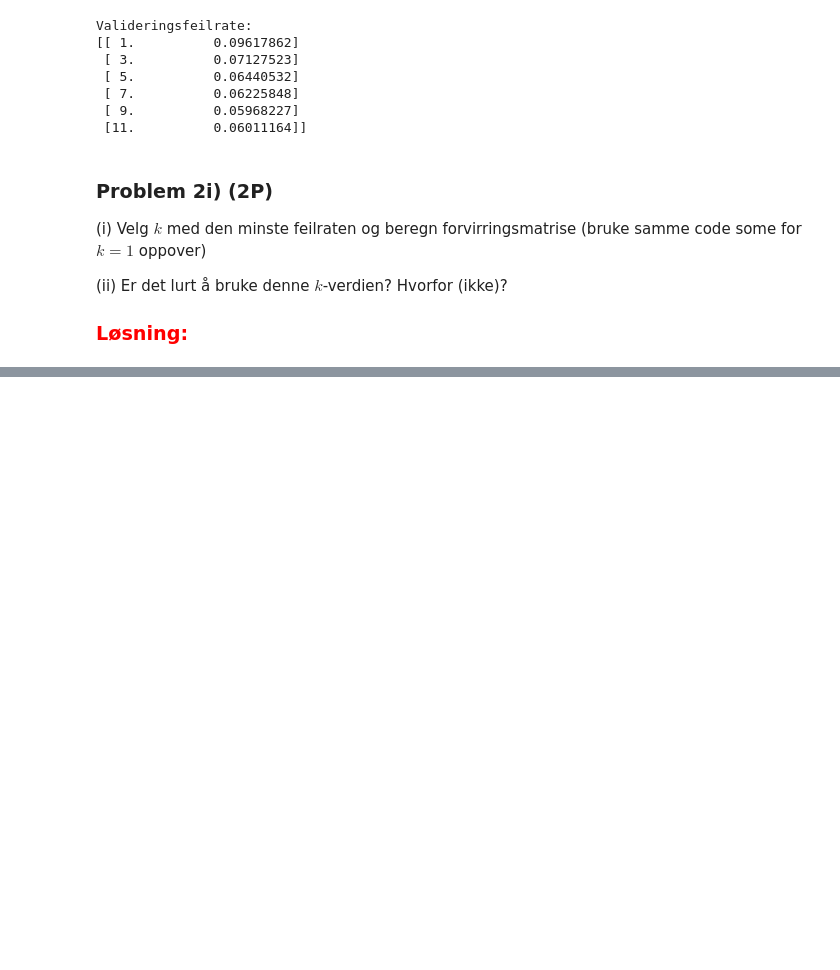
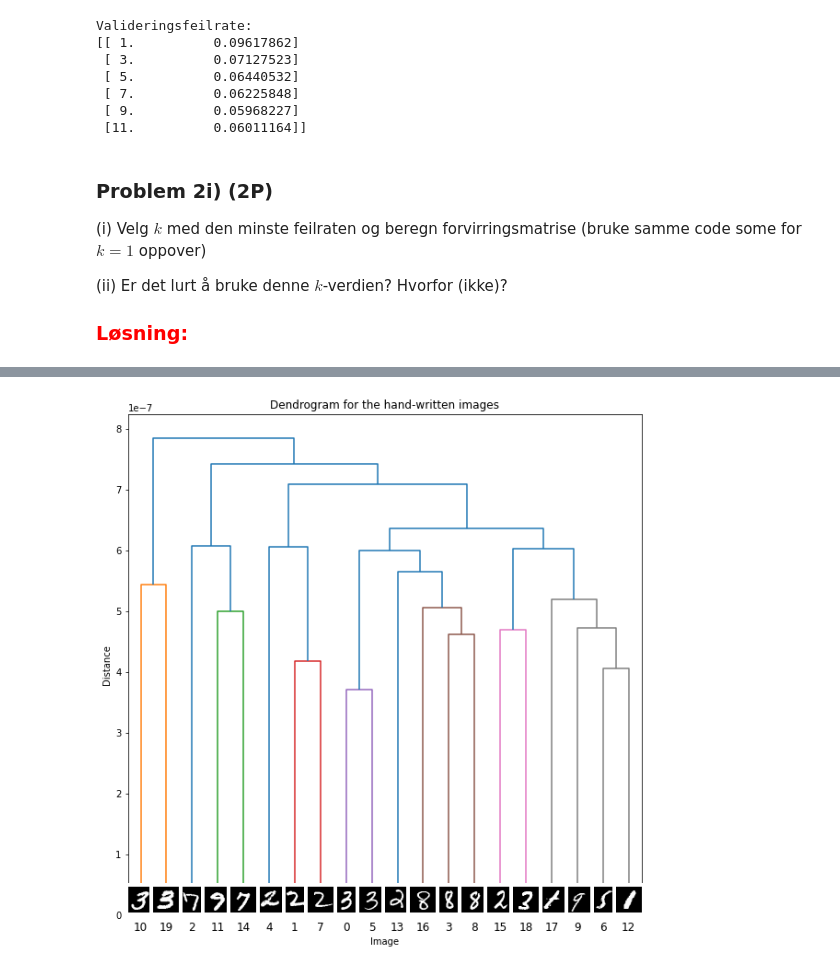
Before and after one commit to stefaniemuff/ISTx1003, a Jupyter notebook: Prosjekt2021/Prosjekt1003_2021.ipynb, the cells around one changed output, grey strips where cells are left out. Cells and saved outputs as stored; diff of their text form; code cells hidden in the pictures; blank space fills up the shorter version.

```diff
--- a/Prosjekt2021/Prosjekt1003_2021.ipynb
+++ b/Prosjekt2021/Prosjekt1003_2021.ipynb
@@ -731,0 +844,16 @@ Valideringsfeilrate:
+# %%
+# kodechunk kmeans
+
+antall_klynger = 10
+
+# Steg 2: Initaliser k-means algoritmen
+kmeans = KMeans(n_clusters = antall_klynger, random_state = 1)
+
+# Steg 3: Tilpass modellen
+kmeans.fit(images)
+
+
+#predclusters = kmeans.labels_
+
+# sentroidene (a)
+sentroider = kmeans.cluster_centers_
@@ -731,0 +891,41 @@ Valideringsfeilrate:
+# %%
+##Cluster
+
+n_image = 20
+
+sample = images.sample(n = n_image, random_state = 1)
+
+sampleimg = np.array(sample).reshape(sample.shape[0], 28,28)
+
+plt.figure(figsize=(10,10))
+ax = plt.subplot()
+
+# Bruk gjennomsnittskobling (method='average')
+link = linkage(y = sample, method = 'average', metric = 'euclidean')
+
+dendro = dendrogram(link)
+
+dcoord = np.array(dendro["dcoord"])
+icoord = np.array(dendro["icoord"])
+leaves = np.array(dendro["leaves"])
+
+idx = np.argsort(dcoord[:, 2])
+
+dcoord = dcoord[idx, :]
+icoord = icoord[idx, :]
+
+idx = np.argsort(link[:, :2].ravel())
+label_pos = icoord[:, 1:3].ravel()[idx][:n_image]
+
+for i in range(n_image):
+    imagebox = OffsetImage(sampleimg[i], cmap = 'gray', interpolation = "bilinear")
+    ab = AnnotationBbox(imagebox, (label_pos[i], 0),  box_alignment=(0.5, -0.1),
+                        bboxprops={"edgecolor" : "none"})
+    ax.add_artist(ab)
+
+plt.title('Dendrogram for the hand-written images')
+plt.xlabel('Image')
+plt.ylabel('Distance')
+plt.show()
+# %% [output]
+[figure, added]
```
Also changed, not shown: parts of 18 cells of this notebook.
